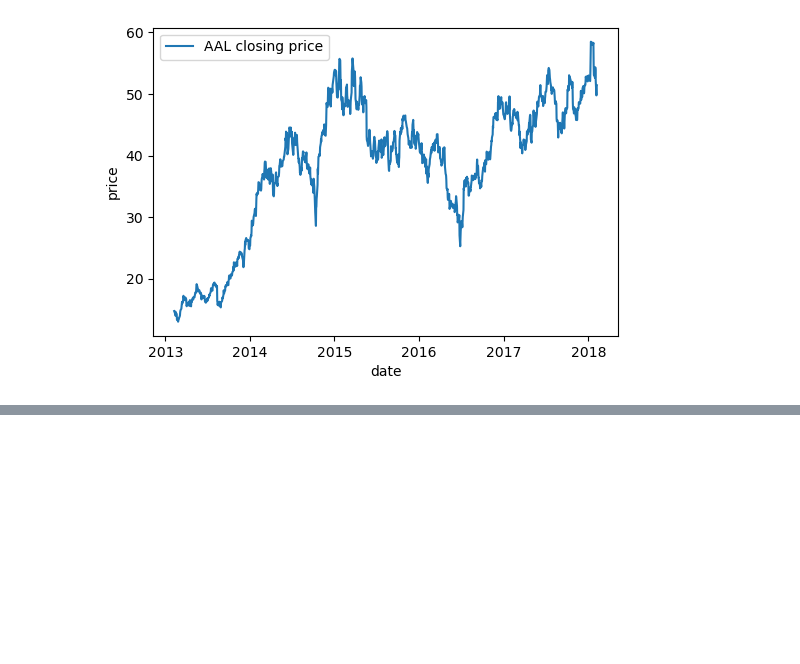
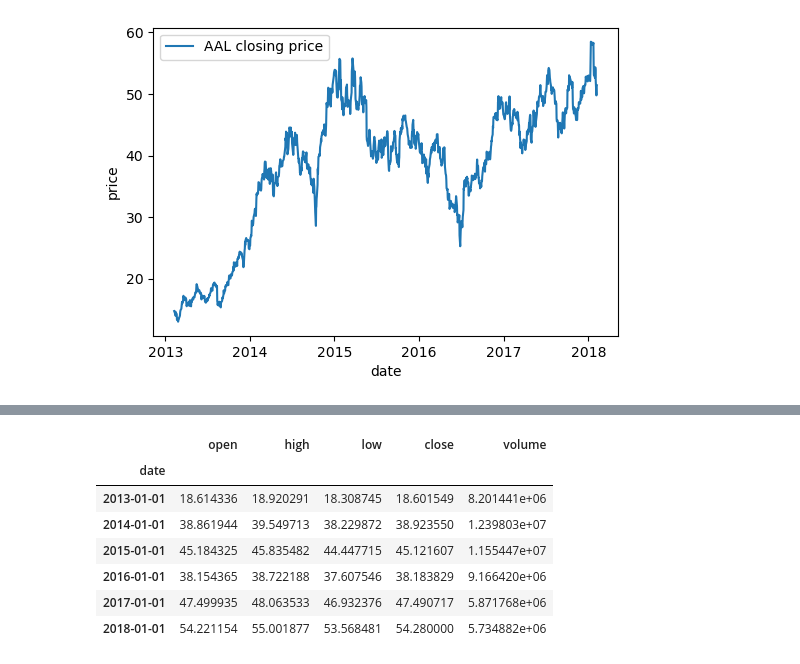
Before and after one commit to omid-sar/Interview-Preparation, a Jupyter notebook: data_manipulation/time_series.ipynb, the cells around one changed output, grey strips where cells are left out. Drawn from its saved outputs; the diff is of its cells as text; code cells hidden in the pictures; blank space fills up the shorter version.

```diff
--- a/data_manipulation/time_series.ipynb
+++ b/data_manipulation/time_series.ipynb
@@ -104,0 +164,11 @@ df
+# %%
+aal.resample(rule="AS").mean()
+# %% [output]
+|  | open | high | low | close | volume |
+| date |  |  |  |  |  |
+| 2013-01-01 | 18.614336 | 18.920291 | 18.308745 | 18.601549 | 8.201441e+06 |
+| 2014-01-01 | 38.861944 | 39.549713 | 38.229872 | 38.923550 | 1.239803e+07 |
+| 2015-01-01 | 45.184325 | 45.835482 | 44.447715 | 45.121607 | 1.155447e+07 |
+| 2016-01-01 | 38.154365 | 38.722188 | 37.607546 | 38.183829 | 9.166420e+06 |
+| 2017-01-01 | 47.499935 | 48.063533 | 46.932376 | 47.490717 | 5.871768e+06 |
+| 2018-01-01 | 54.221154 | 55.001877 | 53.568481 | 54.280000 | 5.734882e+06 |
```
Also changed, not shown: parts of 10 cells of this notebook.
